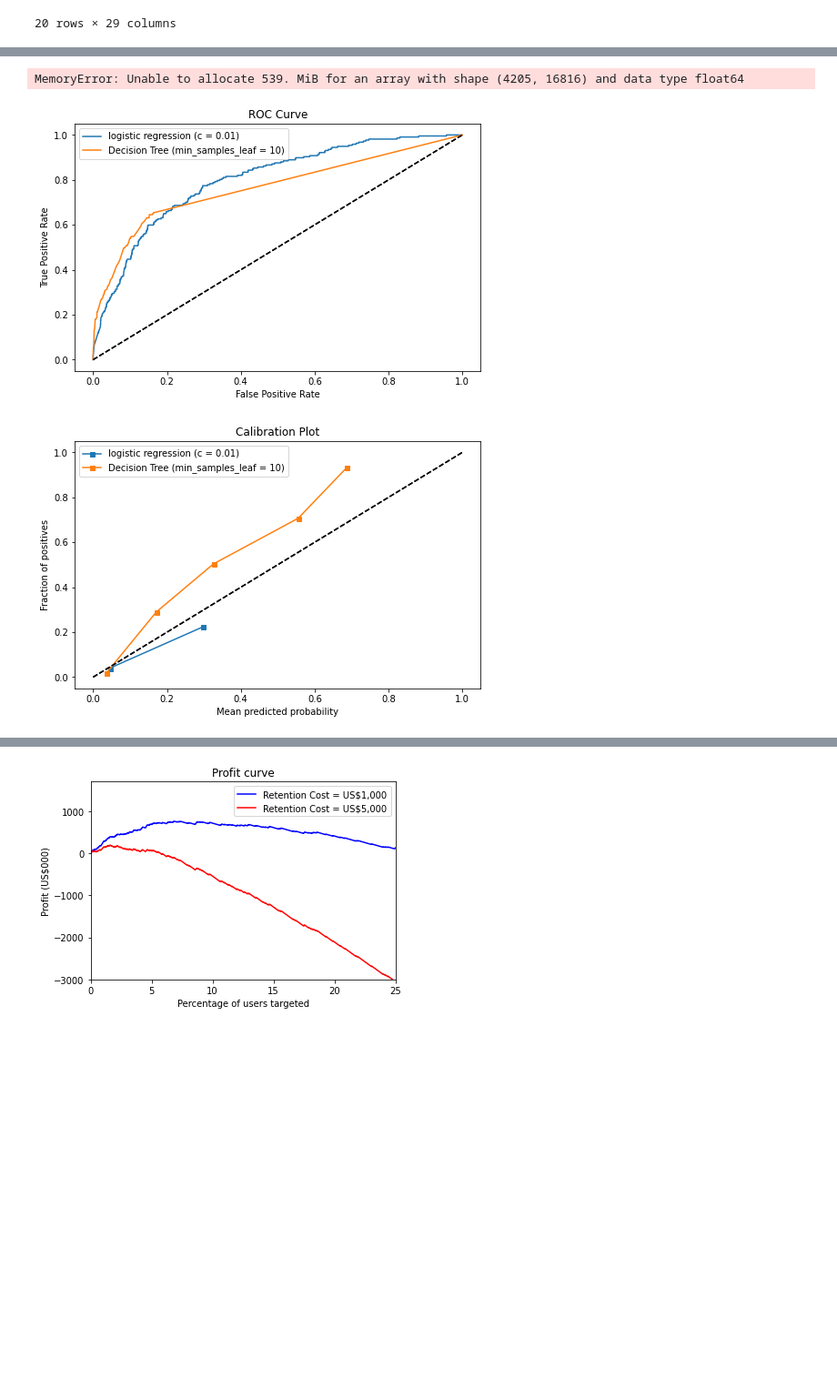
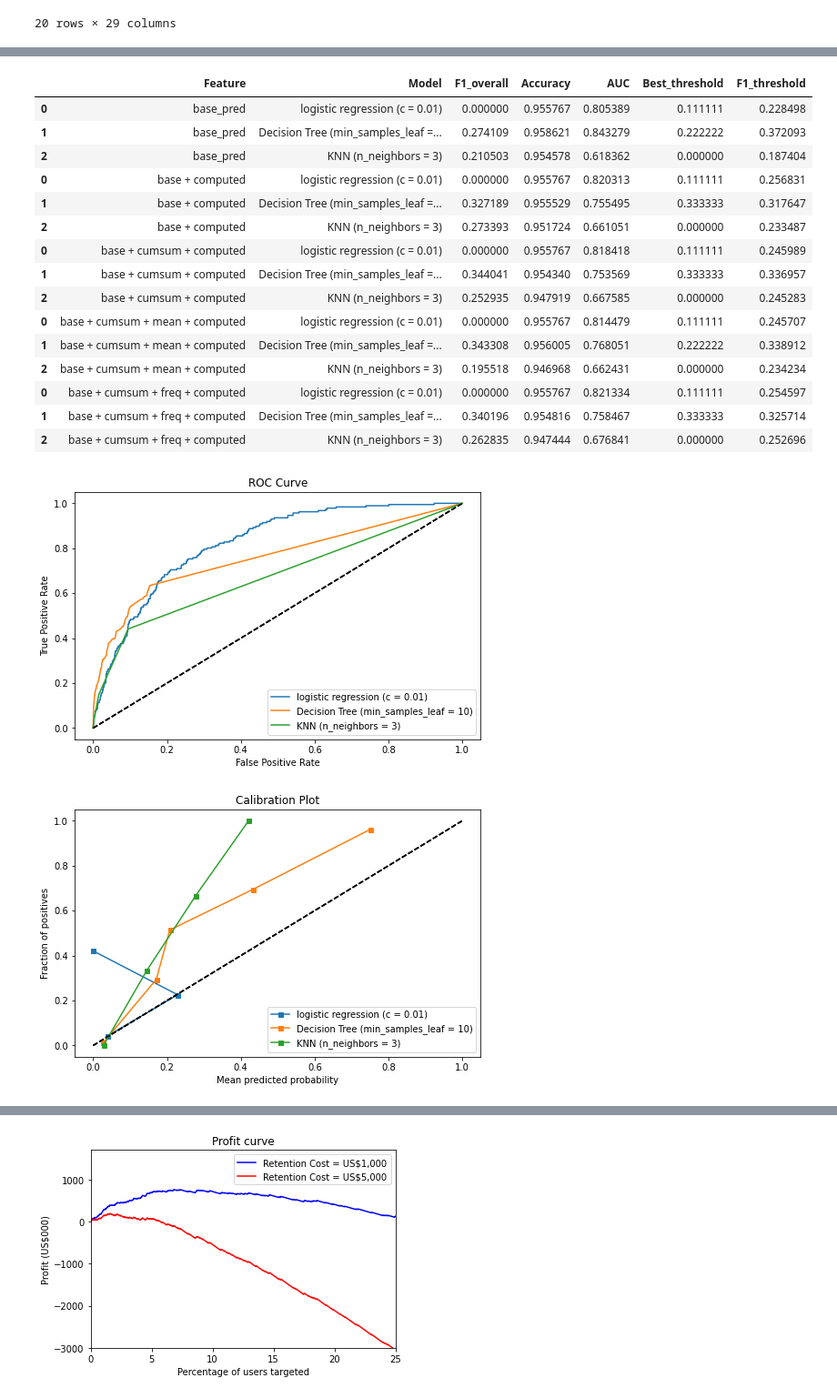
Before and after one commit to ceciliastern/ds_term_project, a Jupyter notebook: Model (Snapshot) - Happiness Dataset.ipynb, the cells around one changed output, grey strips where cells are left out. Shown at 91% size. Drawn from its saved outputs; the diff is of its cells as text; code cells hidden in the pictures; blank space fills up the shorter version.

```diff
--- a/Model (Snapshot) - Happiness Dataset.ipynb
+++ b/Model (Snapshot) - Happiness Dataset.ipynb
@@ -622,13 +622,12 @@ x_train[x_train['churn'] == True]
 # %%
 target = "churn"
-base_pred = ['period', 'vote_mean', 'vote_count', 'commentId_count',
-              'likes_sum', 'likes_mean', 'dislikes_sum','dislikes_mean',
-              'commentLen_mean', 'likeability', 'happiness_level_change']
-cumsum_pred = ['likes_cumsum', 'dislikes_cumsum', 'vote_cumsum',
-                     'comment_cumsum']
+base_pred = ['period','vote_count', 'commentId_count',
+              'likes_sum', 'dislikes_sum']
+mean_pred = ['vote_mean', 'likes_mean', 'dislikes_mean', 'commentLen_mean']
+computed_pred = ['likeability', 'happiness_level_change', 'vote_mean_norm']
+
+cumsum_pred = ['likes_cumsum', 'dislikes_cumsum', 'vote_cumsum', 'comment_cumsum']
 freq_pred = ['likes_freq', 'dislikes_freq', 'vote_freq', 'comment_freq']
-company_pred = ['vote_mean_norm']
-
 res_df = pd.DataFrame(columns=["Feature", "Model", "F1_overall",
                                "Accuracy", "AUC", "Best_threshold",
                                "F1_threshold"])
@@ -661,0 +669,7 @@ The best threshold is 0.0, with f1 score = 0.16012558869701726
+# %%
+predictors = base_pred + computed_pred
+print("Running model on features: ", predictors)
+res = sweepModels(x_train[predictors], x_train[target], x_test[predictors],
+                  x_test[target], "base + computed")
+res_df = res_df.append(res)
+res_df
@@ -662,7 +703,7 @@ The best threshold is 0.0, with f1 score = 0.16012558869701726
 # %%
-predictors += cumsum_pred
+predictors = base_pred + cumsum_pred + computed_pred
 print("Running model on features: ", predictors)
 res = sweepModels(x_train[predictors], x_train[target], x_test[predictors],
-                  x_test[target], "base + cumsum")
+                  x_test[target], "base + cumsum + computed")
 res_df = res_df.append(res)
 # %% [output]
@@ -687,0 +729,7 @@ The best threshold is 0.0, with f1 score = 0.23462088698140202
+# %%
+predictors = base_pred + cumsum_pred + computed_pred + mean_pred
+print("Running model on features: ", predictors)
+res = sweepModels(x_train[predictors], x_train[target], x_test[predictors],
+                  x_test[target], "base + cumsum + mean + computed")
+res_df = res_df.append(res)
+res_df
@@ -688,8 +769,9 @@ The best threshold is 0.0, with f1 score = 0.23462088698140202
 # %%
-predictors += freq_pred
+# Adding mean in previous step doesn't improve model, remove it and try another set
+predictors = base_pred + cumsum_pred + computed_pred + freq_pred
 print("Running model on features: ", predictors)
 res = sweepModels(x_train[predictors], x_train[target], x_test[predictors],
-                  x_test[target], "base + cumsum + freq")
+                  x_test[target], "base + cumsum + freq + computed")
 res_df = res_df.append(res)
 res_df
 # %% [output]
@@ -713,3 +795,18 @@ Best n_neighbors for KNN model is 3, with an f1 score of 0.12782536496743724
-MemoryError: Unable to allocate 539. MiB for an array with shape (4205, 16816) and data type float64
+|  | Feature | Model | F1_overall | Accuracy | AUC | Best_threshold | F1_threshold |
+| 0 | base_pred | logistic regression (c = 0.01) | 0.000000 | 0.955767 | 0.805389 | 0.111111 | 0.228498 |
+| 1 | base_pred | Decision Tree (min_samples_leaf =... | 0.274109 | 0.958621 | 0.843279 | 0.222222 | 0.372093 |
+| 2 | base_pred | KNN (n_neighbors = 3) | 0.210503 | 0.954578 | 0.618362 | 0.000000 | 0.187404 |
+| 0 | base + computed | logistic regression (c = 0.01) | 0.000000 | 0.955767 | 0.820313 | 0.111111 | 0.256831 |
+| 1 | base + computed | Decision Tree (min_samples_leaf =... | 0.327189 | 0.955529 | 0.755495 | 0.333333 | 0.317647 |
+| 2 | base + computed | KNN (n_neighbors = 3) | 0.273393 | 0.951724 | 0.661051 | 0.000000 | 0.233487 |
+| 0 | base + cumsum + computed | logistic regression (c = 0.01) | 0.000000 | 0.955767 | 0.818418 | 0.111111 | 0.245989 |
+| 1 | base + cumsum + computed | Decision Tree (min_samples_leaf =... | 0.344041 | 0.954340 | 0.753569 | 0.333333 | 0.336957 |
+| 2 | base + cumsum + computed | KNN (n_neighbors = 3) | 0.252935 | 0.947919 | 0.667585 | 0.000000 | 0.245283 |
+| 0 | base + cumsum + mean + computed | logistic regression (c = 0.01) | 0.000000 | 0.955767 | 0.814479 | 0.111111 | 0.245707 |
+| 1 | base + cumsum + mean + computed | Decision Tree (min_samples_leaf =... | 0.343308 | 0.956005 | 0.768051 | 0.222222 | 0.338912 |
+| 2 | base + cumsum + mean + computed | KNN (n_neighbors = 3) | 0.195518 | 0.946968 | 0.662431 | 0.000000 | 0.234234 |
+| 0 | base + cumsum + freq + computed | logistic regression (c = 0.01) | 0.000000 | 0.955767 | 0.821334 | 0.111111 | 0.254597 |
+| 1 | base + cumsum + freq + computed | Decision Tree (min_samples_leaf =... | 0.340196 | 0.954816 | 0.758467 | 0.333333 | 0.325714 |
+| 2 | base + cumsum + freq + computed | KNN (n_neighbors = 3) | 0.262835 | 0.947444 | 0.676841 | 0.000000 | 0.252696 |
-[figure, old version]
+[figure, new version]
-[figure, old version]
+[figure, new version]
```
Also changed, not shown: parts of 21 cells of this notebook.
